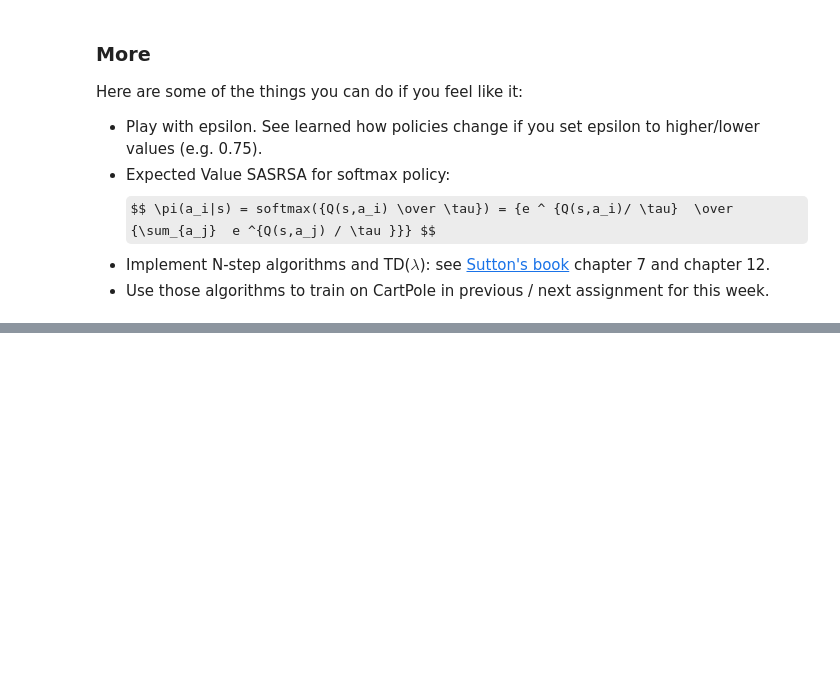
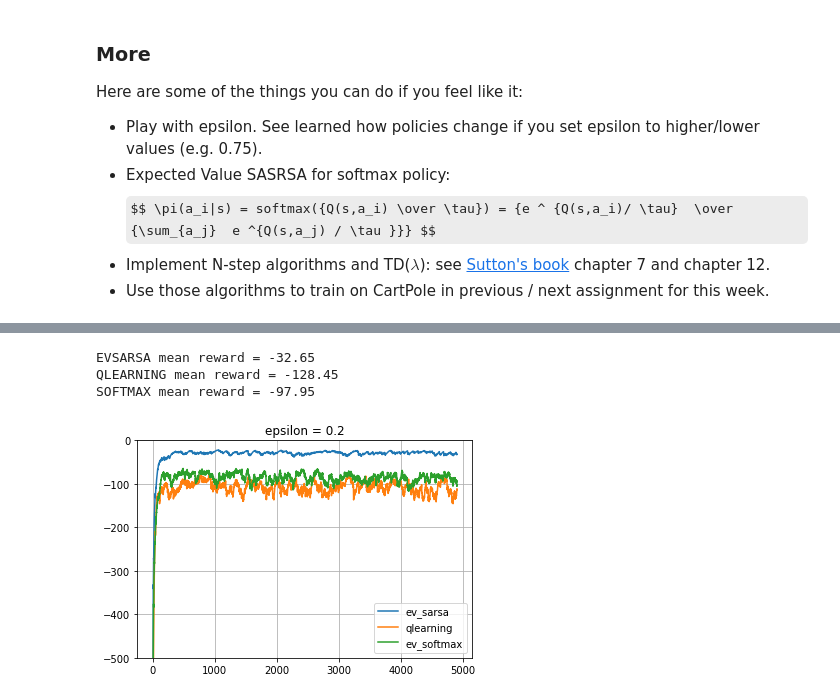
Before and after one commit to SCLiao47/Practical_RL, a Jupyter notebook: Week3_Model Free Methods/sarsa.ipynb, the cells around one changed output, grey strips where cells are left out. Saved outputs shown, nothing was run; the diff lists cells and outputs as text; code cells hidden in the pictures; some formulas as TeX source; blank space fills up the shorter version.

```diff
--- a/Week3_Model Free Methods/sarsa.ipynb
+++ b/Week3_Model Free Methods/sarsa.ipynb
@@ -283,0 +420,51 @@ $$ \pi(a_i|s) = softmax({Q(s,a_i) \over \tau}) = {e ^ {Q(s,a_i)/ \tau}  \over {\
+# %%
+agent_sarsa = EVSarsaAgent(alpha=0.25, epsilon=0.2, discount=0.99,
+                           get_legal_actions=lambda s: range(n_actions))
+
+agent_ql = QLearningAgent(alpha=0.25, epsilon=0.2, discount=0.99,
+                          get_legal_actions=lambda s: range(n_actions))
+
+agent_softmax = EVSoftmaxSarsaAgent(alpha=0.25, epsilon=0.2, discount=0.99,
+                          get_legal_actions=lambda s: range(n_actions))
+
+# agent_sarsa.epsilon = 0
+# agent_ql.epsilon = 0
+# %%
+from IPython.display import clear_output
+import pandas as pd
+
+def moving_average(x, span=100):
+    return pd.DataFrame({'x': np.asarray(x)}).x.ewm(span=span).mean().values
+
+rewards_sarsa, rewards_ql = [], []
+rewards_softmax = []
+
+for i in range(5000):
+    rewards_sarsa.append(play_and_train(env, agent_sarsa))
+    rewards_ql.append(play_and_train(env, agent_ql))
+    rewards_softmax.append(play_and_train(env, agent_softmax))
+
+    # Note: agent.epsilon stays constant in the first half of epsiod
+    # if i > 5000/5:
+    #     agent_sarsa.epsilon *= 0.9
+    #     agent_ql.epsilon *= 0.9
+
+    if i % 100 == 0:
+        clear_output(True)
+        print('EVSARSA mean reward =', np.mean(rewards_sarsa[-100:]))
+        print('QLEARNING mean reward =', np.mean(rewards_ql[-100:]))
+        print('SOFTMAX mean reward =', np.mean(rewards_softmax[-100:]))
+
+        plt.title("epsilon = %s" % agent_ql.epsilon)
+        plt.plot(moving_average(rewards_sarsa), label='ev_sarsa')
+        plt.plot(moving_average(rewards_ql), label='qlearning')
+        plt.plot(moving_average(rewards_softmax), label='ev_softmax')
+        plt.grid()
+        plt.legend()
+        plt.ylim(-500, 0)
+        plt.show()
+# %% [output]
+EVSARSA mean reward = -32.65
+QLEARNING mean reward = -128.45
+SOFTMAX mean reward = -97.95
+[figure, added]
```
Also changed, not shown: parts of 17 cells of this notebook.
